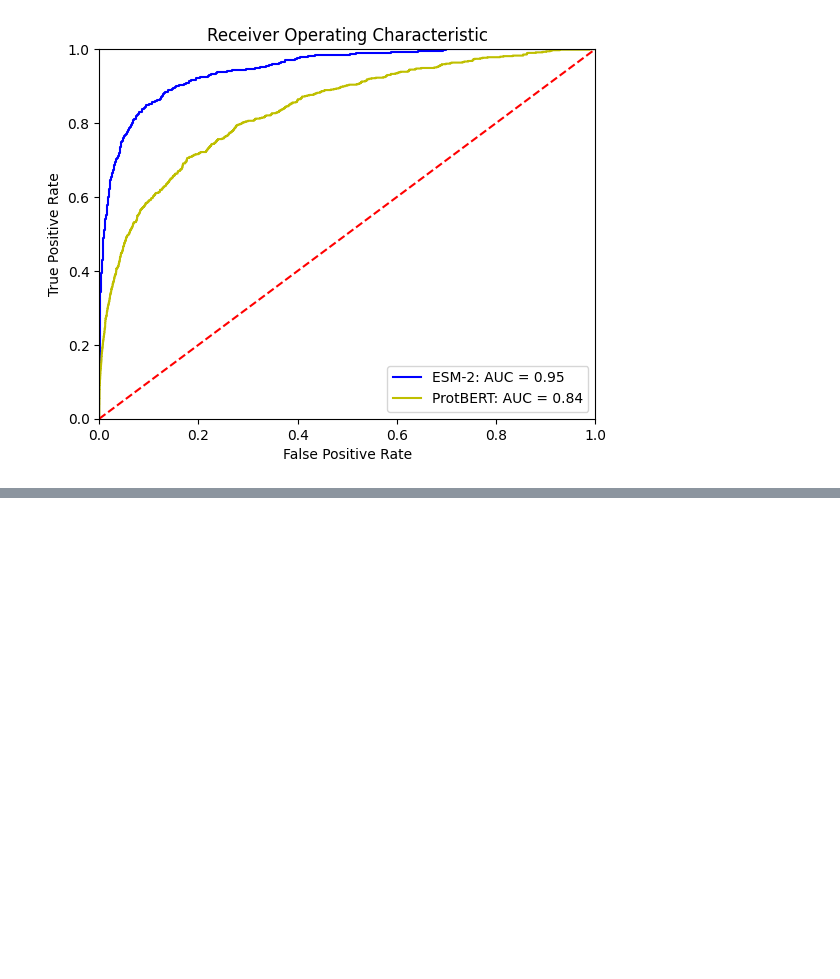
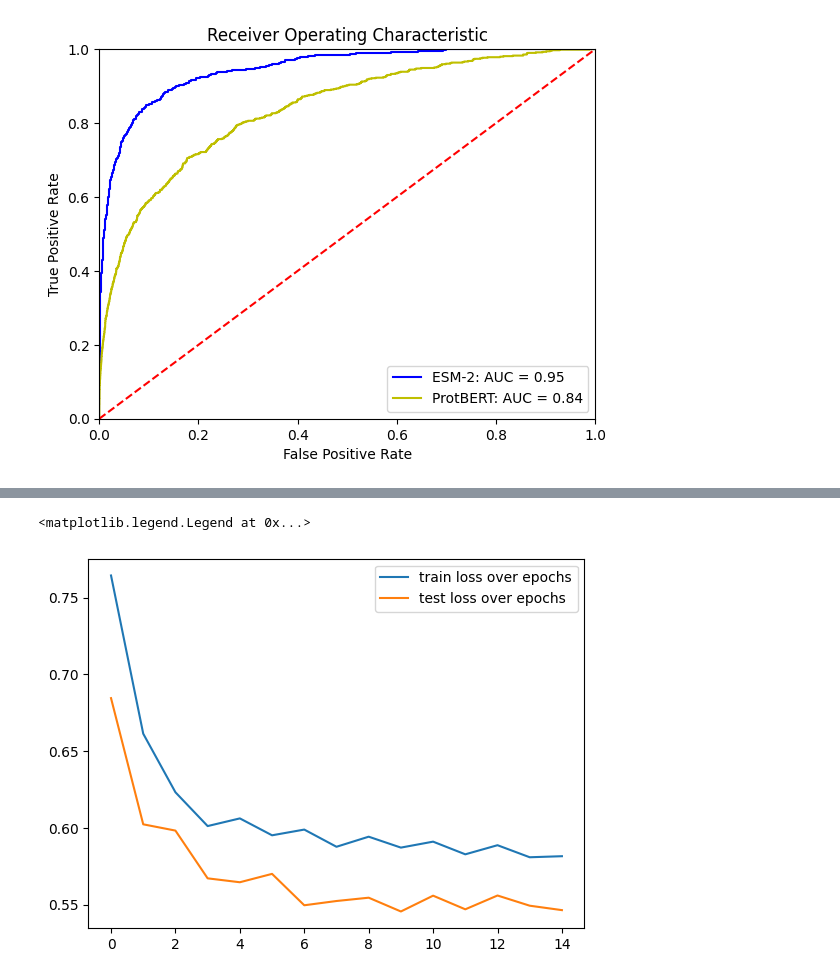
Before and after one commit to luk27official/deeplife-lab, a Jupyter notebook: lab.ipynb, the cells around one changed output, grey strips where cells are left out. Saved outputs shown, nothing was run; the diff lists cells and outputs as text; code cells hidden in the pictures; blank space fills up the shorter version.

```diff
--- a/lab.ipynb
+++ b/lab.ipynb
@@ -441,0 +609,9 @@ plt.show()
+# %%
+def compute_class_weights(labels):
+    class_weights=class_weight.compute_class_weight(class_weight='balanced', classes=np.unique(labels), y=labels)
+    class_weights=torch.tensor(class_weights,dtype=torch.float)
+    return class_weights
+def accuracy_fn(y_true, y_pred):
+    correct = torch.eq(y_true, y_pred).sum().item()
+    acc = (correct / len(y_pred)) * 100
+    return acc
@@ -441,0 +620,17 @@ plt.show()
+# %%
+X_train, y_train = train_dataset[:]
+
+np_list = []
+for i in y_train:
+    np_list.append(i.numpy().flatten())
+
+y_train_concatenated = np.concatenate(np_list)
+
+# compute class weights (because the dataset is heavily imbalanced)
+class_weights = compute_class_weights(y_train_concatenated).to(device)
+# %%
+from torch.utils.data import DataLoader
+BATCH_SIZE = 2048
+
+Xs_test, Ys_test = proccess_voxel_dataset(f'{DATAPATH}/ADP_Test.txt', f'{DATAPATH}/voxel-features', f'{DATAPATH}/voxel-annotations')
+test_dataset = VoxelYuDataset(Xs_test, Ys_test)
@@ -441,0 +657,3 @@ plt.show()
+# %%
+train_dataloader = DataLoader(train_dataset, batch_size=BATCH_SIZE, shuffle=True)
+test_dataloader = DataLoader(test_dataset, batch_size=BATCH_SIZE, shuffle=False)
@@ -441,0 +743,7 @@ plt.show()
+# %%
+plt.plot(train_losses_2,label="train loss over epochs")
+plt.plot(test_losses_2,label="test loss over epochs")
+plt.legend()
+# %% [output]
+<matplotlib.legend.Legend at 0x...>
+[figure, added]
```
Also changed, not shown: parts of 28 cells of this notebook.
